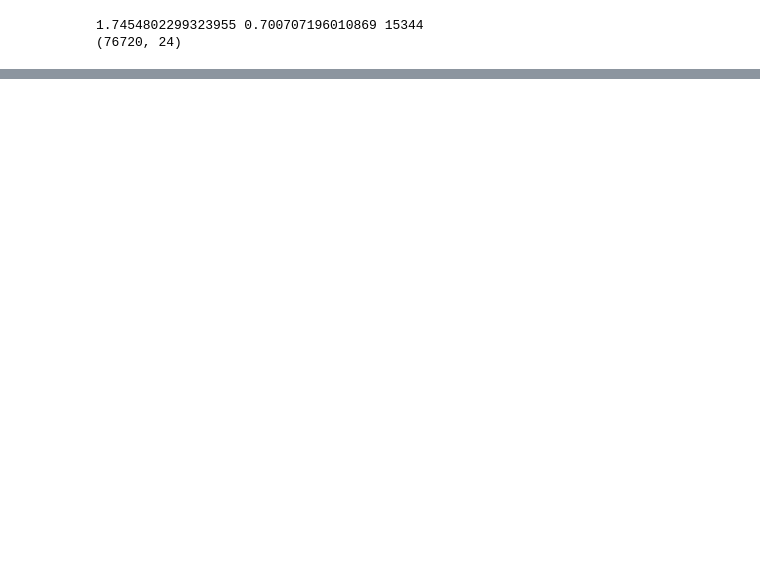
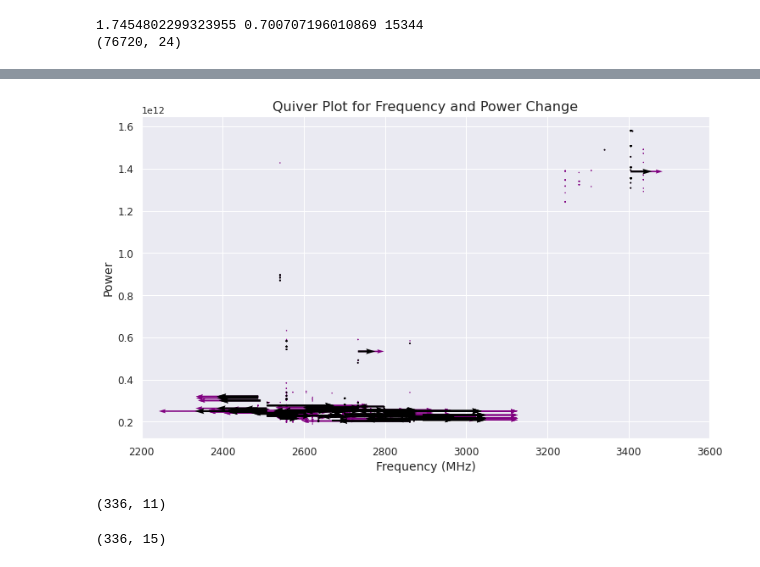
Before and after one commit to lucyjsteffes/breakthrough_listen_cosmic, a Jupyter notebook: Comparing_Power_Levels.ipynb, the cells around one changed output, grey strips where cells are left out. Drawn from its saved outputs; the diff is of its cells as text; code cells hidden in the pictures; blank space fills up the shorter version.

Commit message:
Creating Shortlist

```diff
--- a/Comparing_Power_Levels.ipynb
+++ b/Comparing_Power_Levels.ipynb
@@ -318,0 +367,6 @@ f.close()
+# %%
+int_file_path = intermediate_frame_3["file_path"]
+int_unique_file_path = np.unique(int_file_path) #the array of unique fields of view
+
+int_source = intermediate_frame_3["sourceName"]
+int_unique_source = np.unique(int_source)
@@ -318,0 +551,12 @@ f.close()
+# %%
+with open('../../Pickle_Files/short_drifts_1.pkl', 'rb') as f:
+    short_drifts_1 = pickle.load(f)
+print(short_drifts_1.shape)
+source_name_1 = np.array(short_drifts_1["sourceName"])
+unique_source_name_1 = np.unique(source_name_1)
+
+with open('../../Pickle_Files/short_drifts_2.pkl', 'rb') as f:
+    short_drifts_2 = pickle.load(f)
+print(short_drifts_2.shape)
+source_name_2 = np.array(short_drifts_2["sourceName"])
+unique_source_name_2 = np.unique(source_name_2)
@@ -318,0 +720,42 @@ f.close()
+# %%
+# Creating arrow
+x_position = drift_rates['Frequency 1']
+y_position = drift_rates['Power 1']
+x_direction = drift_rates['Frequency Difference']
+y_direction = drift_rates['Power Difference']
+
+x_position_1 = driftRates['Frequency 1']
+y_position_1 = driftRates['Power 1']
+x_direction_1 = driftRates['Frequency Difference']
+y_direction_1 = driftRates['Power Difference']
+
+# Creating plot
+fig, ax = plt.subplots(figsize = (12, 7))
+
+ax.quiver(x_position_1, y_position_1, x_direction_1, y_direction_1, color = 'purple')
+ax.quiver(x_position, y_position, x_direction, y_direction, color = 'black')
+
+#ax.quiver(x_pos[42:48], y_pos[42:48], x_direct[42:48], y_direct[42:48], color = 'yellow')
+
+ax.set_title('Quiver Plot for Frequency and Power Change', fontsize = 16)
+plt.xticks(fontsize = 12)
+plt.yticks(fontsize = 12)
+plt.xlabel('Frequency (MHz)', fontsize = 14)
+plt.ylabel('Power', fontsize = 14)
+plt.xlim(2200, 3600)
+#plt.grid()
+
+# Show plot
+plt.show()
+print(drift_rates.shape)
+# %% [output]
+[figure, added]
+(336, 11)
+# %%
+with open('../../Pickle_Files/shortlist_combos.pkl', 'rb') as f:
+    short_list_hits = pickle.load(f)
+print(short_list_hits.shape)
+source_name = np.array(short_list_hits["Source Name"])
+unique_source_name = np.unique(source_name)
+# %% [output]
+(336, 15)
```
Also changed, not shown: parts of 20 cells of this notebook, 1 other file.
